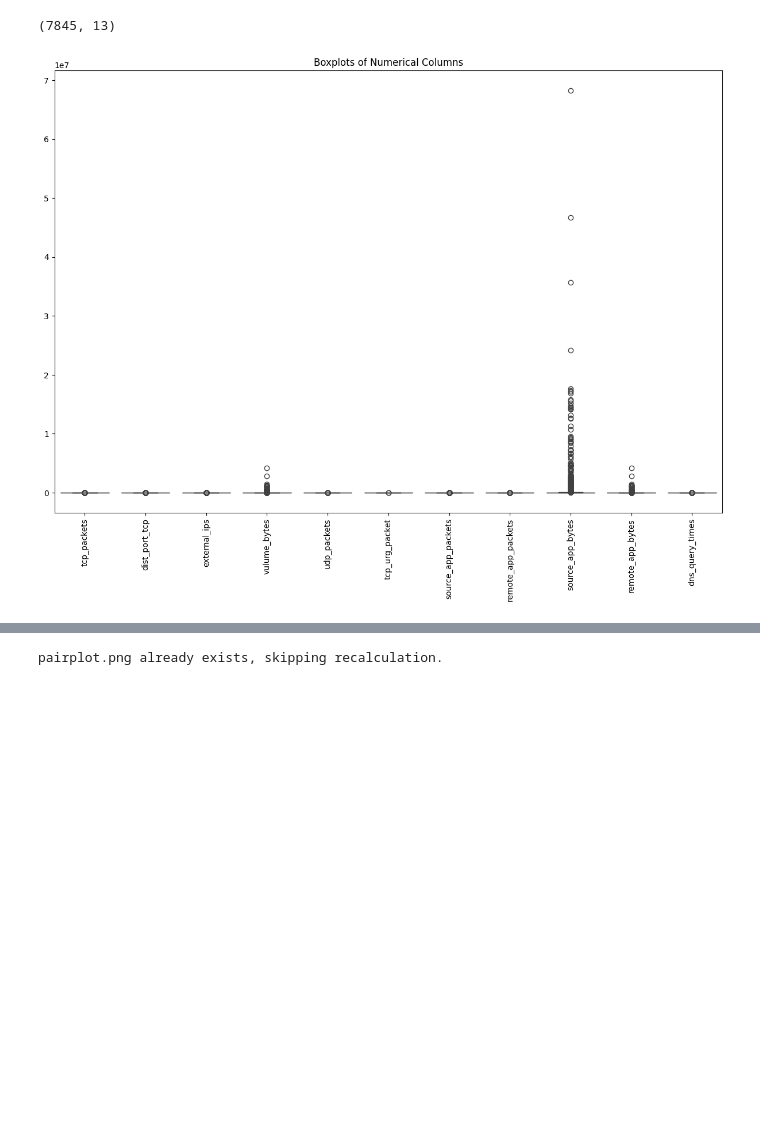
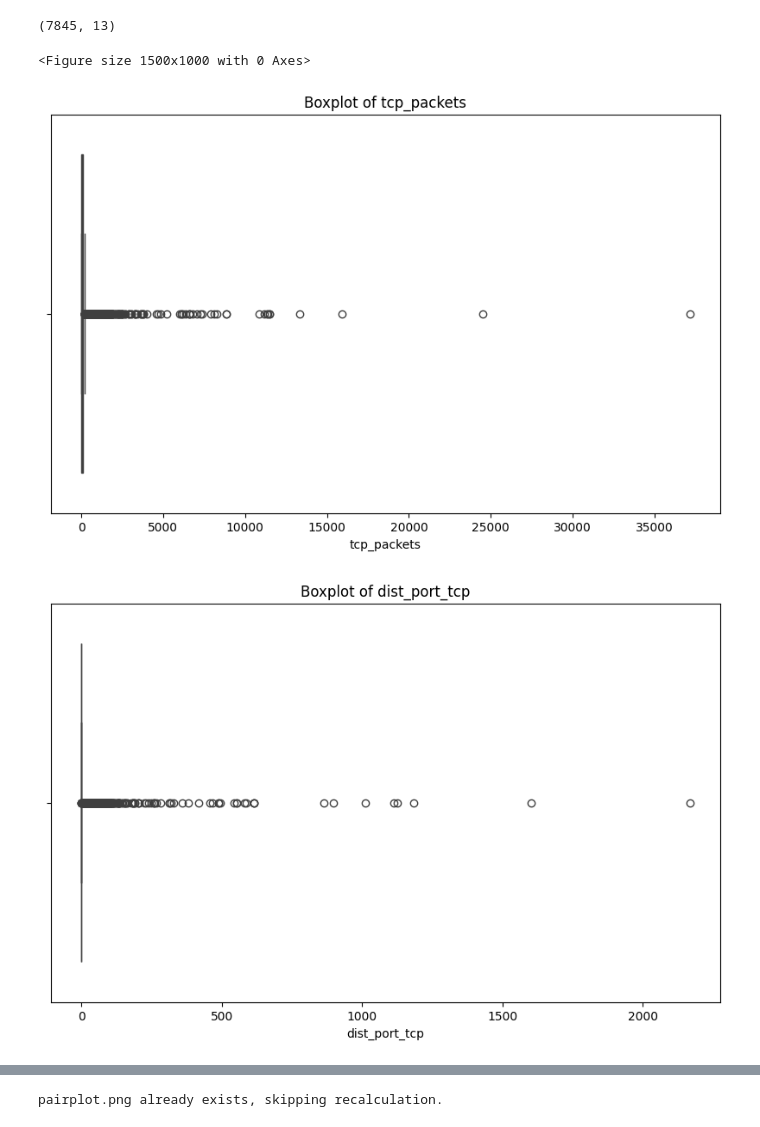
Before and after one commit to arlindgu/dsai-ai-training, a Jupyter notebook: notebooknew.ipynb, the cells around one changed output, grey strips where cells are left out. Drawn from its saved outputs; the diff is of its cells as text; code cells hidden in the pictures; blank space fills up the shorter version.

```diff
--- a/notebooknew.ipynb
+++ b/notebooknew.ipynb
@@ -92,18 +92,18 @@ df.shape
 (7845, 13)
 # %%
 import seaborn as sns
-
 import matplotlib.pyplot as plt
 
 # Set the size of the plot
 plt.figure(figsize=(15, 10))
 
-# Create boxplots for each numerical column
-sns.boxplot(data=df.select_dtypes(include=['int64']))
-
-# Set the title and labels
-plt.title('Boxplots of Numerical Columns')
-plt.xticks(rotation=90)
-plt.show()
+# Loop through each numerical column and create a boxplot
+for column in df.select_dtypes(include=['int64']).columns:
+    plt.figure(figsize=(10, 6))
+    sns.boxplot(x=df[column])
+    plt.title(f'Boxplot of {column}')
+    plt.show()
 # %% [output]
+<Figure size 1500x1000 with 0 Axes>
-[figure, old version]
+[figure, new version]
+[figure, added]
```
Also changed, not shown: parts of 4 cells of this notebook, 1 other file.
